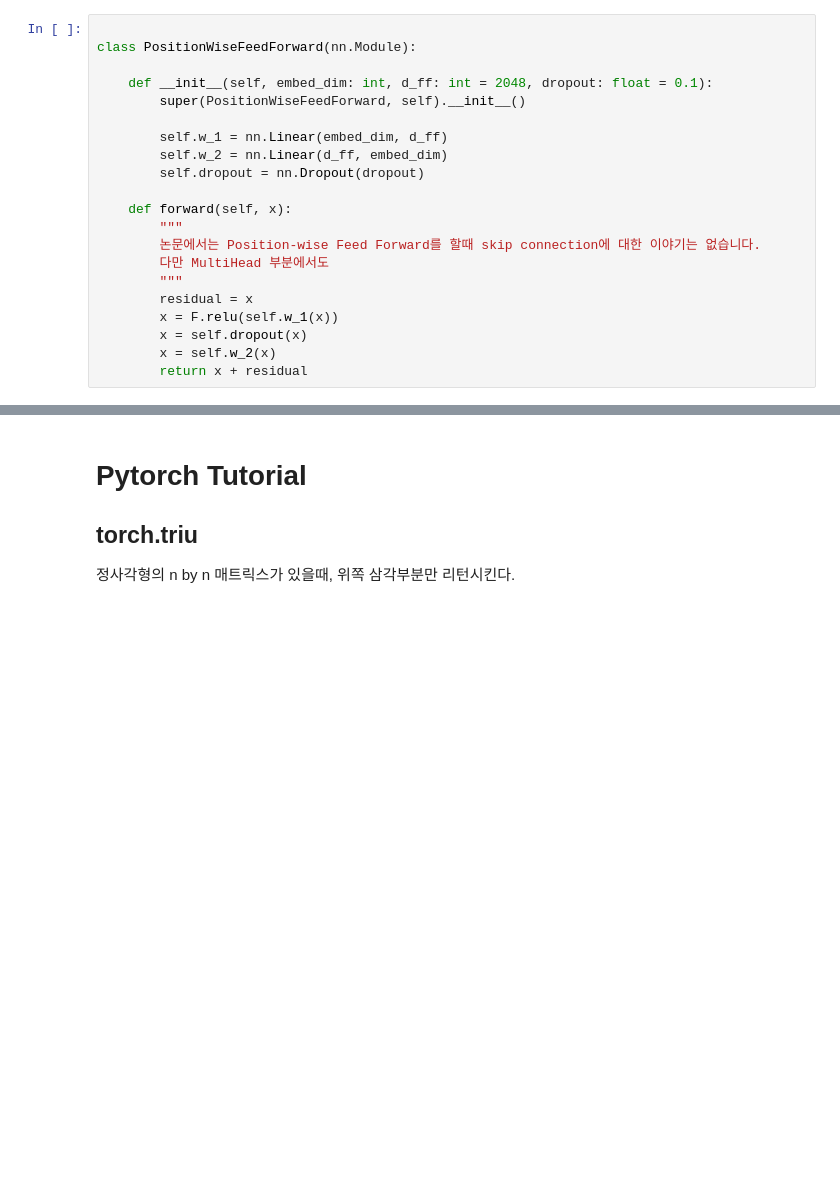
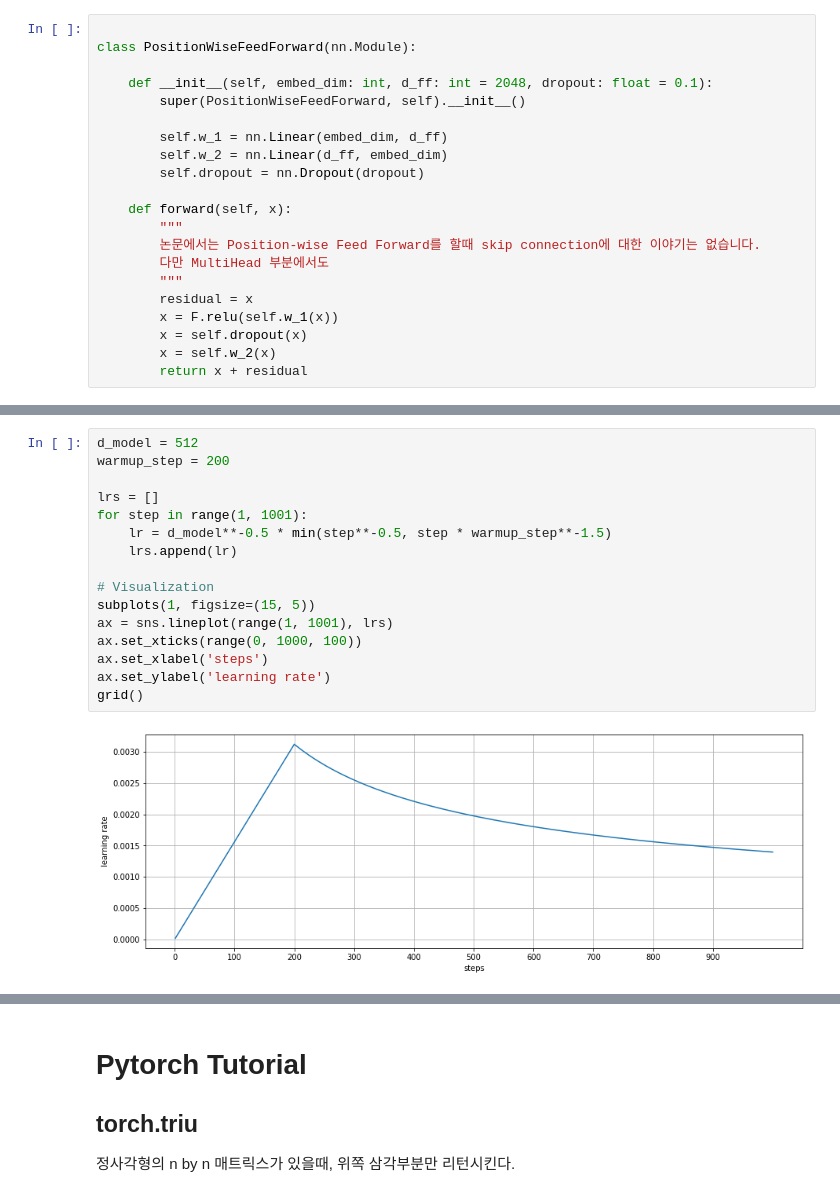
Before and after one commit to AndersonJo/nlp-anderson, a Jupyter notebook: 003 Transformer/01. Transformer Explained.ipynb, the cells around one changed output, grey strips where cells are left out. Drawn from its saved outputs; the diff is of its cells as text; blank space fills up the shorter version.

```diff
--- a/003 Transformer/01. Transformer Explained.ipynb
+++ b/003 Transformer/01. Transformer Explained.ipynb
@@ -594,0 +618,18 @@ class PositionWiseFeedForward(nn.Module):
+# %%
+d_model = 512
+warmup_step = 200
+
+lrs = []
+for step in range(1, 1001):
+    lr = d_model**-0.5 * min(step**-0.5, step * warmup_step**-1.5)
+    lrs.append(lr)
+
+# Visualization
+subplots(1, figsize=(15, 5))
+ax = sns.lineplot(range(1, 1001), lrs)
+ax.set_xticks(range(0, 1000, 100))
+ax.set_xlabel('steps')
+ax.set_ylabel('learning rate')
+grid()
+# %% [output]
+[figure, added]
```
Also changed, not shown: parts of 5 cells of this notebook, 3 other files.
